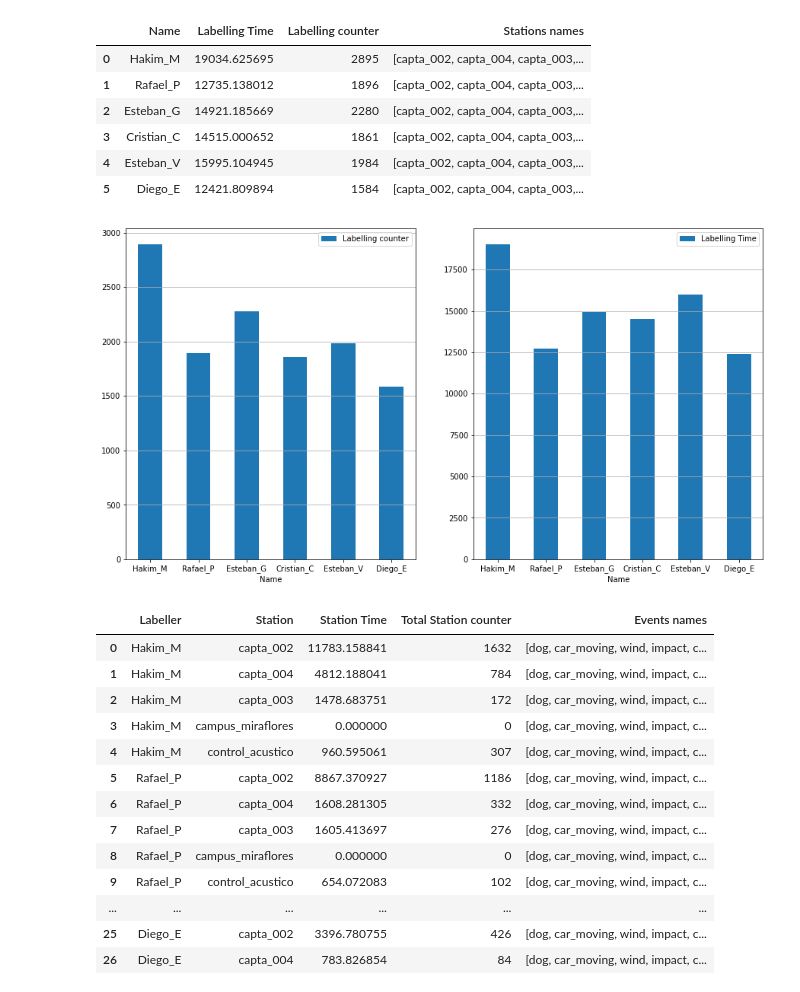
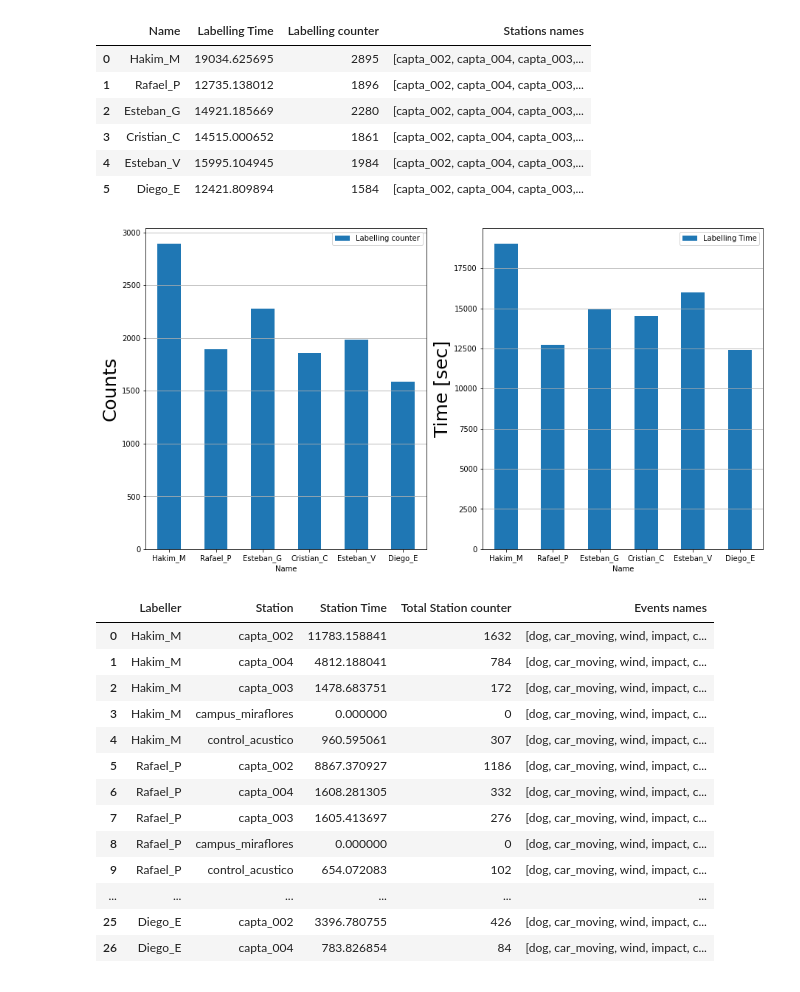
Before and after one commit to JoaquinRMorales/AuMiLAB, a Jupyter notebook: FUSA/Labellers.ipynb, the cells around one changed output. Cells and saved outputs as stored; diff of their text form; code cells hidden in the pictures.

Commit message:
Ready for monday's meeting, added final graphs and functions

```diff
--- a/FUSA/Labellers.ipynb
+++ b/FUSA/Labellers.ipynb
@@ -258,16 +281,18 @@ labeller_df(labellers)
 | 3 | Cristian_C | 14515.000652 | 1861 | [capta_002, capta_004, capta_003,... |
 | 4 | Esteban_V | 15995.104945 | 1984 | [capta_002, capta_004, capta_003,... |
 | 5 | Diego_E | 12421.809894 | 1584 | [capta_002, capta_004, capta_003,... |
-# %%
-df = labeller_df(labellers)
-
-fig, axes = plt.subplots(nrows = 1, ncols = 2, figsize = (15, 8))
-
-
-df.plot.bar(x = "Name", y = "Labelling counter", ax = axes[0], rot=0).grid("on", axis ="y")
-df.plot.bar(x = "Name", y = "Labelling Time", ax = axes[1], rot=0).grid("on", axis ="y")
-# %% [output]
-[figure, removed]
+# %%
+df = labeller_df(labellers)
+
+fig, axes = plt.subplots(nrows = 1, ncols = 2, figsize = (15, 8))
+
+axes[0].set_ylabel("Counts", fontsize=25)
+df.plot.bar(x = "Name", y = "Labelling counter", ax = axes[0], rot=0).grid("on", axis ="y")
+
+axes[1].set_ylabel("Time [sec]", fontsize=25)
+df.plot.bar(x = "Name", y = "Labelling Time", ax = axes[1], rot=0).grid("on", axis ="y")
+# %% [output]
+[figure, added]
 # %%
 station_df(labellers)
 # %% [output]
```
Also changed, not shown: parts of 16 cells of this notebook.
